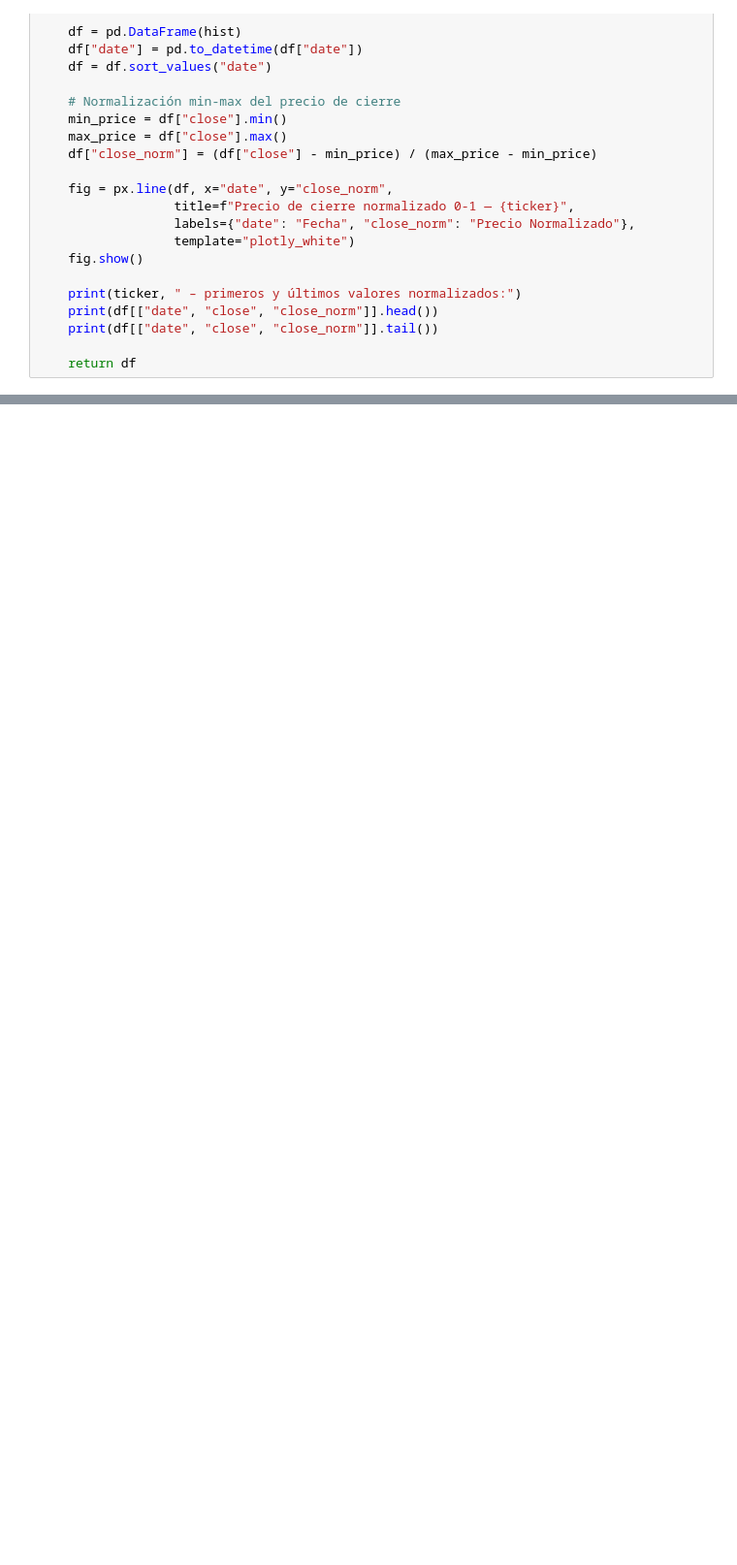
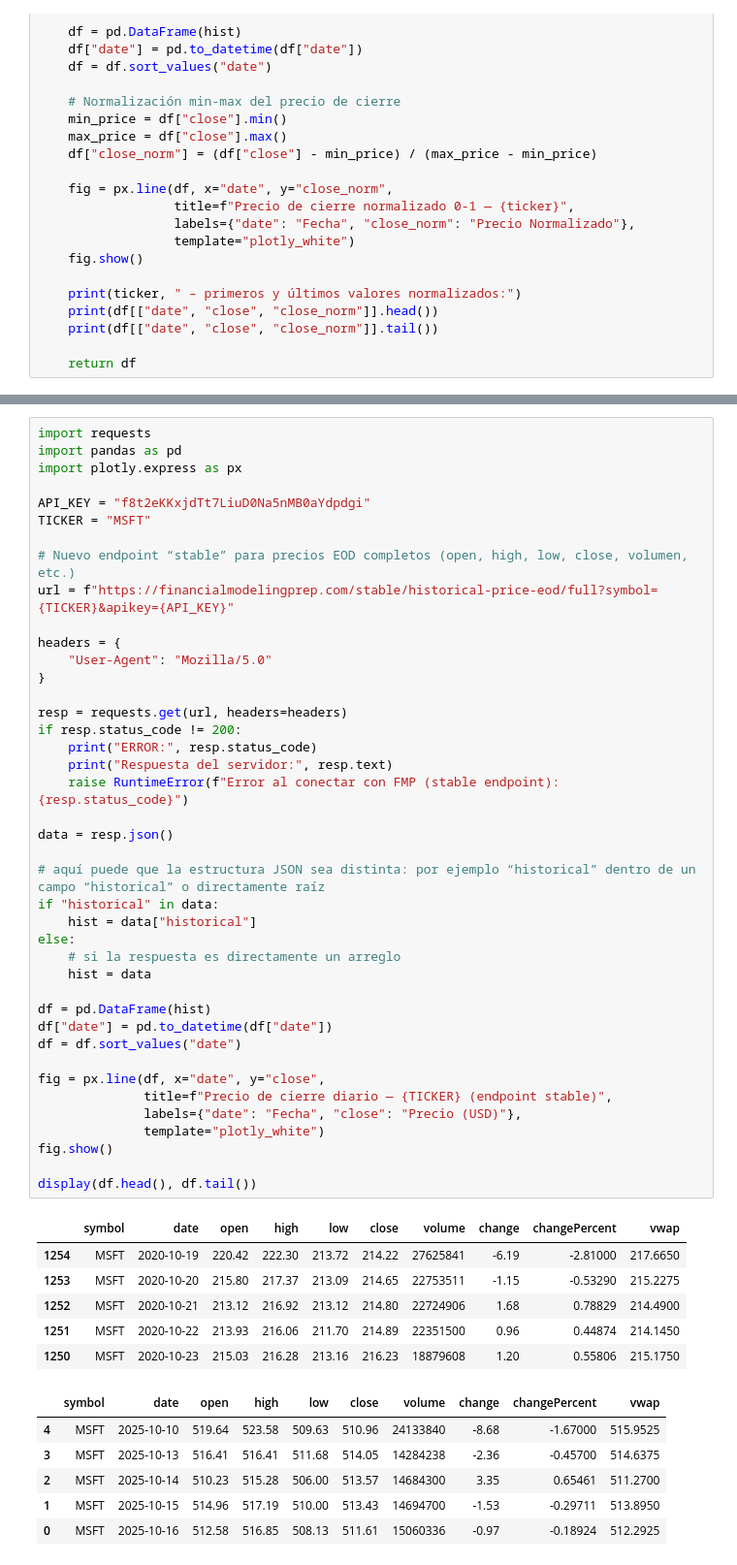
Before and after one commit to priscilacervantes25/E2_Prediccion_precio_cierre_accion, a Jupyter notebook: main.ipynb, the cells around one changed output, grey strips where cells are left out. Shown at 97% size. Drawn from its saved outputs; the diff is of its cells as text; blank space fills up the shorter version.

```diff
--- a/main.ipynb
+++ b/main.ipynb
@@ -222,0 +225,54 @@ MSFT  – primeros y últimos valores normalizados:
+# %%
+import requests
+import pandas as pd
+import plotly.express as px
+
+API_KEY = "f8t2eKKxjdTt7LiuD0Na5nMB0aYdpdgi"
+TICKER = "MSFT"
+
+# Nuevo endpoint “stable” para precios EOD completos (open, high, low, close, volumen, etc.)
+url = f"https://financialmodelingprep.com/stable/historical-price-eod/full?symbol={TICKER}&apikey={API_KEY}"
+
+headers = {
+    "User-Agent": "Mozilla/5.0"
+}
+
+resp = requests.get(url, headers=headers)
+if resp.status_code != 200:
+    print("ERROR:", resp.status_code)
+    print("Respuesta del servidor:", resp.text)
+    raise RuntimeError(f"Error al conectar con FMP (stable endpoint): {resp.status_code}")
+
+data = resp.json()
+
+# aquí puede que la estructura JSON sea distinta: por ejemplo “historical” dentro de un campo “historical” o directamente raíz
+if "historical" in data:
+    hist = data["historical"]
+else:
+    # si la respuesta es directamente un arreglo
+    hist = data
+
+df = pd.DataFrame(hist)
+df["date"] = pd.to_datetime(df["date"])
+df = df.sort_values("date")
+
+fig = px.line(df, x="date", y="close",
+              title=f"Precio de cierre diario — {TICKER} (endpoint stable)",
+              labels={"date": "Fecha", "close": "Precio (USD)"},
+              template="plotly_white")
+fig.show()
+
+display(df.head(), df.tail())
+# %% [output]
+|  | symbol | date | open | high | low | close | volume | change | changePercent | vwap |
+| 1254 | MSFT | 2020-10-19 | 220.42 | 222.30 | 213.72 | 214.22 | 27625841 | -6.19 | -2.81000 | 217.6650 |
+| 1253 | MSFT | 2020-10-20 | 215.80 | 217.37 | 213.09 | 214.65 | 22753511 | -1.15 | -0.53290 | 215.2275 |
+| 1252 | MSFT | 2020-10-21 | 213.12 | 216.92 | 213.12 | 214.80 | 22724906 | 1.68 | 0.78829 | 214.4900 |
+| 1251 | MSFT | 2020-10-22 | 213.93 | 216.06 | 211.70 | 214.89 | 22351500 | 0.96 | 0.44874 | 214.1450 |
+| 1250 | MSFT | 2020-10-23 | 215.03 | 216.28 | 213.16 | 216.23 | 18879608 | 1.20 | 0.55806 | 215.1750 |
+|  | symbol | date | open | high | low | close | volume | change | changePercent | vwap |
+| 4 | MSFT | 2025-10-10 | 519.64 | 523.58 | 509.63 | 510.96 | 24133840 | -8.68 | -1.67000 | 515.9525 |
+| 3 | MSFT | 2025-10-13 | 516.41 | 516.41 | 511.68 | 514.05 | 14284238 | -2.36 | -0.45700 | 514.6375 |
+| 2 | MSFT | 2025-10-14 | 510.23 | 515.28 | 506.00 | 513.57 | 14684300 | 3.35 | 0.65461 | 511.2700 |
+| 1 | MSFT | 2025-10-15 | 514.96 | 517.19 | 510.00 | 513.43 | 14694700 | -1.53 | -0.29711 | 513.8950 |
+| 0 | MSFT | 2025-10-16 | 512.58 | 516.85 | 508.13 | 511.61 | 15060336 | -0.97 | -0.18924 | 512.2925 |
```
Also changed, not shown: parts of 12 cells of this notebook.
